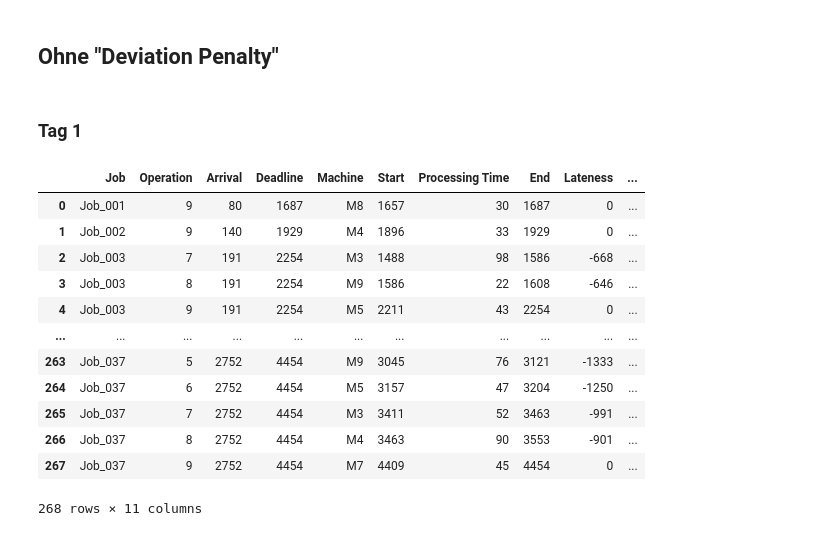
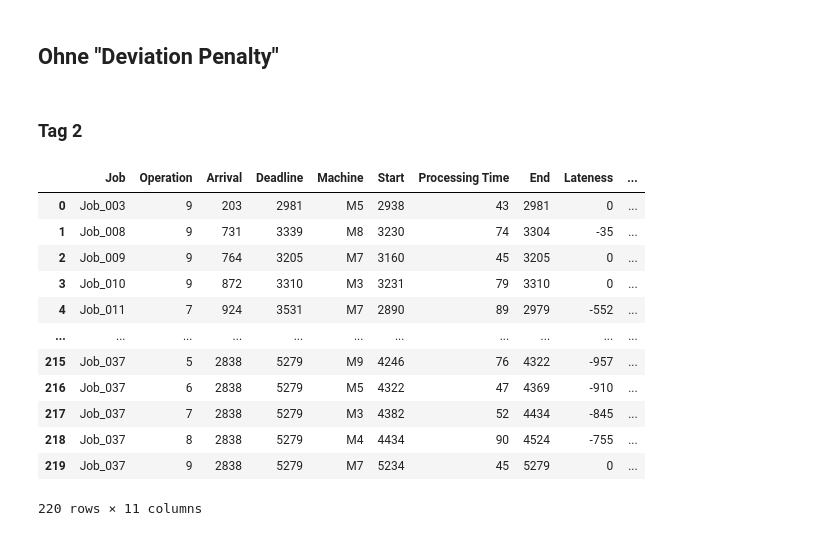
Before and after one commit to konrad-adamski/HTWD_JobShop_Rescheduling, a Jupyter notebook: 13_CP_Scheduling_with_DueDate/07_Reihenfolge auf Maschinen.ipynb, the cells around one changed output. Saved outputs shown, nothing was run; the diff lists cells and outputs as text; code cells hidden in the pictures.

```diff
--- a/13_CP_Scheduling_with_DueDate/07_Reihenfolge auf Maschinen.ipynb
+++ b/13_CP_Scheduling_with_DueDate/07_Reihenfolge auf Maschinen.ipynb
@@ -169,30 +166,30 @@ df_compare_03
 # %% [markdown]
 ## Ohne "Deviation Penalty"
 # %% [markdown]
-### Tag 1
+### Tag 2
 # %%
-day_numb = 1
+day_numb = 2
 
 df_plan_temp = pd.read_csv(get_schedule_filename("06_simple", day=day_numb))
 df_plan_temp = df_plan_temp .sort_values(by=["Arrival", "Start"]).reset_index(drop=True)
 df_plan_temp
 
 df_plan_simple_01 = df_plan_temp
 df_plan_simple_01
 # %% [output]
 |  | Job | Operation | Arrival | Deadline | Machine | Start | Processing Time | End | Lateness | ... |
-| 0 | Job_001 | 9 | 80 | 1687 | M8 | 1657 | 30 | 1687 | 0 | ... |
-| 1 | Job_002 | 9 | 140 | 1929 | M4 | 1896 | 33 | 1929 | 0 | ... |
-| 2 | Job_003 | 7 | 191 | 2254 | M3 | 1488 | 98 | 1586 | -668 | ... |
-| 3 | Job_003 | 8 | 191 | 2254 | M9 | 1586 | 22 | 1608 | -646 | ... |
-| 4 | Job_003 | 9 | 191 | 2254 | M5 | 2211 | 43 | 2254 | 0 | ... |
+| 0 | Job_003 | 9 | 203 | 2981 | M5 | 2938 | 43 | 2981 | 0 | ... |
+| 1 | Job_008 | 9 | 731 | 3339 | M8 | 3230 | 74 | 3304 | -35 | ... |
+| 2 | Job_009 | 9 | 764 | 3205 | M7 | 3160 | 45 | 3205 | 0 | ... |
+| 3 | Job_010 | 9 | 872 | 3310 | M3 | 3231 | 79 | 3310 | 0 | ... |
+| 4 | Job_011 | 7 | 924 | 3531 | M7 | 2890 | 89 | 2979 | -552 | ... |
 | ... | ... | ... | ... | ... | ... | ... | ... | ... | ... | ... |
-| 263 | Job_037 | 5 | 2752 | 4454 | M9 | 3045 | 76 | 3121 | -1333 | ... |
-| 264 | Job_037 | 6 | 2752 | 4454 | M5 | 3157 | 47 | 3204 | -1250 | ... |
-| 265 | Job_037 | 7 | 2752 | 4454 | M3 | 3411 | 52 | 3463 | -991 | ... |
-| 266 | Job_037 | 8 | 2752 | 4454 | M4 | 3463 | 90 | 3553 | -901 | ... |
-| 267 | Job_037 | 9 | 2752 | 4454 | M7 | 4409 | 45 | 4454 | 0 | ... |
+| 215 | Job_037 | 5 | 2838 | 5279 | M9 | 4246 | 76 | 4322 | -957 | ... |
+| 216 | Job_037 | 6 | 2838 | 5279 | M5 | 4322 | 47 | 4369 | -910 | ... |
+| 217 | Job_037 | 7 | 2838 | 5279 | M3 | 4382 | 52 | 4434 | -845 | ... |
+| 218 | Job_037 | 8 | 2838 | 5279 | M4 | 4434 | 90 | 4524 | -755 | ... |
+| 219 | Job_037 | 9 | 2838 | 5279 | M7 | 5234 | 45 | 5279 | 0 | ... |
-268 rows × 11 columns
+220 rows × 11 columns
 # %%
 og = df_plan_init
 new = df_plan_simple_01
```
Also changed, not shown: parts of 26 cells of this notebook, 8 other files.
